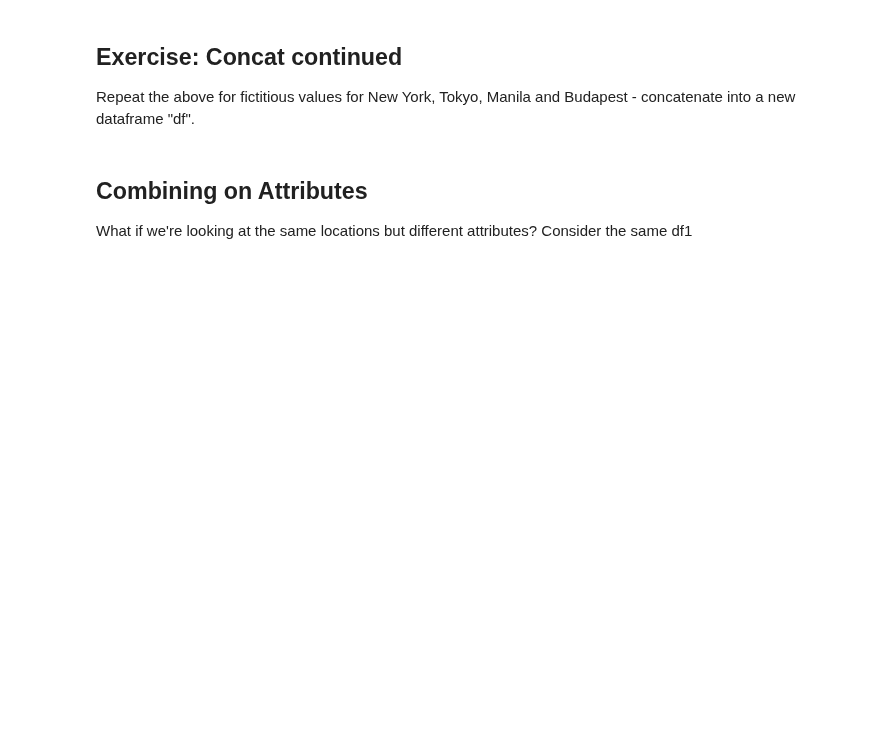
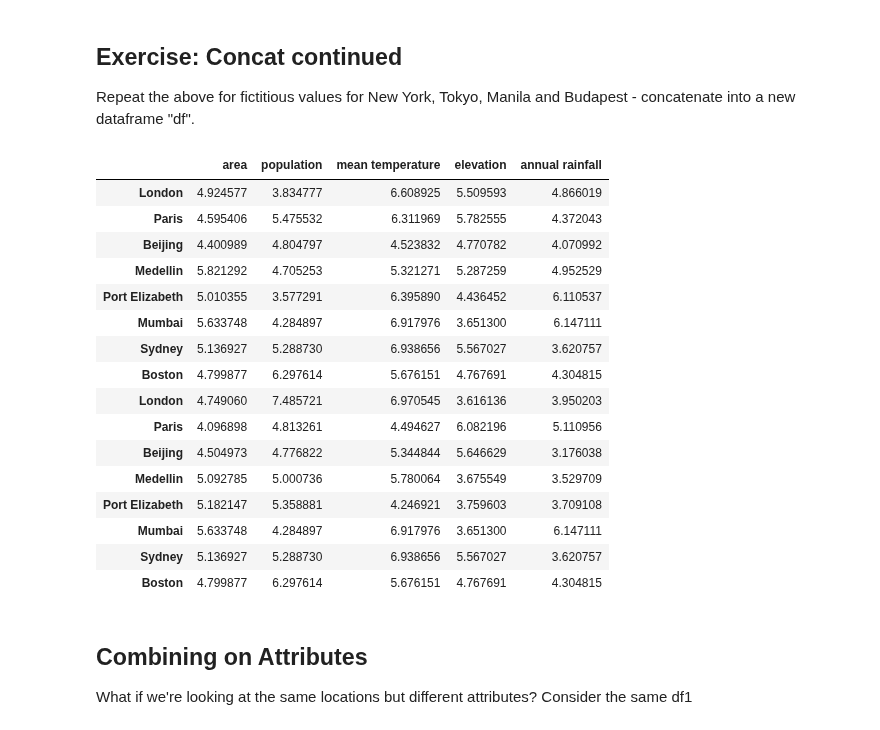
Before and after one commit to Vickyjwq/QM2, a Jupyter notebook: notebooks/RW. Merging and Joining.ipynb, the cells around one changed output. Saved outputs shown, nothing was run; the diff lists cells and outputs as text; code cells hidden in the pictures; blank space fills up the shorter version.

```diff
--- a/notebooks/RW. Merging and Joining.ipynb
+++ b/notebooks/RW. Merging and Joining.ipynb
@@ -152,6 +152,32 @@ df3
 ## Exercise: Concat continued
 
 Repeat the above for fictitious values for New York, Tokyo, Manila and Budapest - concatenate into a new dataframe "df".
+# %%
+df_3 = pd.DataFrame(5+np.random.randn(4, 5))
+df_3.columns = ['area','population','mean temperature','elevation','annual rainfall']
+df_3.index = ['New York', 'Tokyo', 'Manila', 'Budapest']
+
+df = pd.concat([df1, df2, df3])
+
+df
+# %% [output]
+|  | area | population | mean temperature | elevation | annual rainfall |
+| London | 4.924577 | 3.834777 | 6.608925 | 5.509593 | 4.866019 |
+| Paris | 4.595406 | 5.475532 | 6.311969 | 5.782555 | 4.372043 |
+| Beijing | 4.400989 | 4.804797 | 4.523832 | 4.770782 | 4.070992 |
+| Medellin | 5.821292 | 4.705253 | 5.321271 | 5.287259 | 4.952529 |
+| Port Elizabeth | 5.010355 | 3.577291 | 6.395890 | 4.436452 | 6.110537 |
+| Mumbai | 5.633748 | 4.284897 | 6.917976 | 3.651300 | 6.147111 |
+| Sydney | 5.136927 | 5.288730 | 6.938656 | 5.567027 | 3.620757 |
+| Boston | 4.799877 | 6.297614 | 5.676151 | 4.767691 | 4.304815 |
+| London | 4.749060 | 7.485721 | 6.970545 | 3.616136 | 3.950203 |
+| Paris | 4.096898 | 4.813261 | 4.494627 | 6.082196 | 5.110956 |
+| Beijing | 4.504973 | 4.776822 | 5.344844 | 5.646629 | 3.176038 |
+| Medellin | 5.092785 | 5.000736 | 5.780064 | 3.675549 | 3.529709 |
+| Port Elizabeth | 5.182147 | 5.358881 | 4.246921 | 3.759603 | 3.709108 |
+| Mumbai | 5.633748 | 4.284897 | 6.917976 | 3.651300 | 6.147111 |
+| Sydney | 5.136927 | 5.288730 | 6.938656 | 5.567027 | 3.620757 |
+| Boston | 4.799877 | 6.297614 | 5.676151 | 4.767691 | 4.304815 |
 # %% [markdown]
 ## Combining on Attributes
 
```
Also changed, not shown: parts of 7 cells of this notebook.
